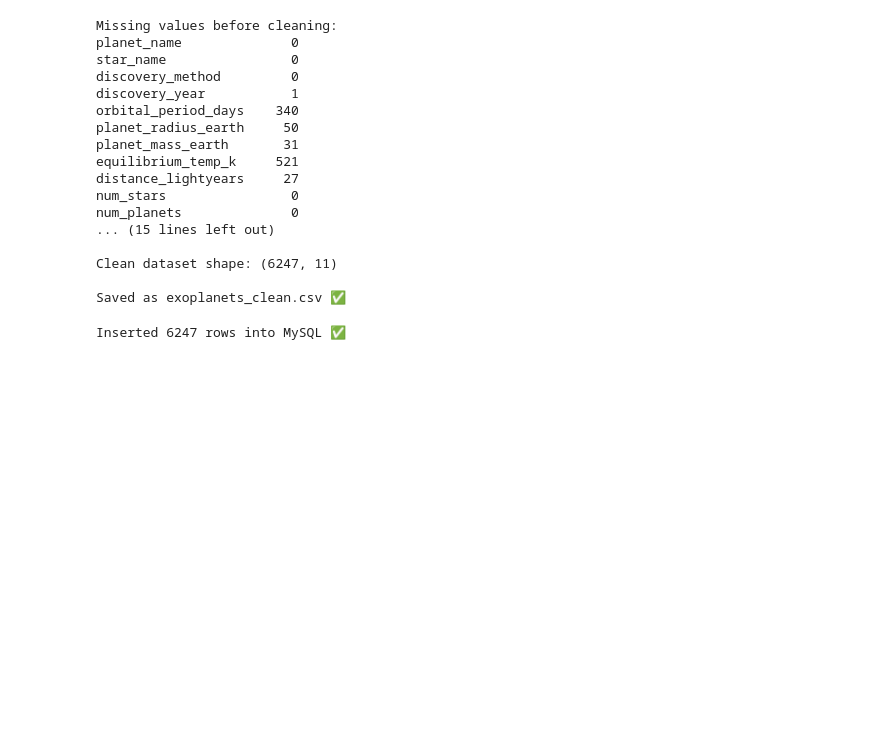
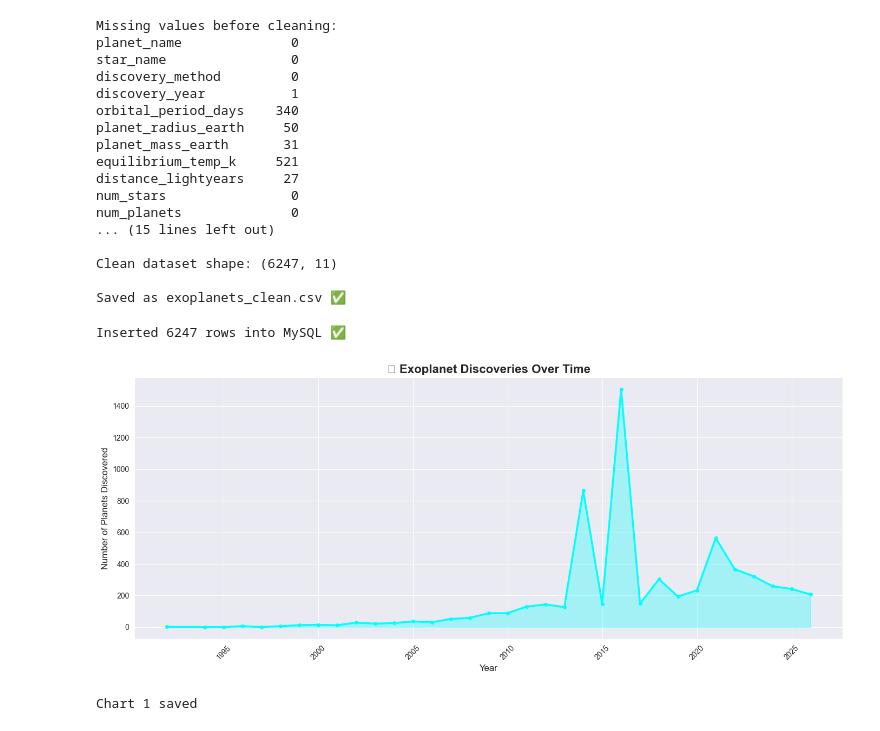
Before and after one commit to Tiru08/nasa-exoplanet-analysis, a Jupyter notebook: exploration.ipynb, the cells around one changed output. Drawn from its saved outputs; the diff is of its cells as text; code cells hidden in the pictures; blank space fills up the shorter version.

Commit message:
Week 2 - Python visualizations complete

```diff
--- a/exploration.ipynb
+++ b/exploration.ipynb
@@ -118,3 +118,37 @@ conn.close()
 print(f"Inserted {len(df_clean)} rows into MySQL ✅")
 # %% [output]
 Inserted 6247 rows into MySQL ✅
+# %%
+import pandas as pd
+import matplotlib.pyplot as plt
+import seaborn as sns
+
+# Load clean data
+df = pd.read_csv('exoplanets_clean.csv')
+
+# Set style
+sns.set_style("darkgrid")
+plt.figure(figsize=(14, 6))
+
+# Count planets per year
+yearly = df.groupby('discovery_year')['planet_name'].count().reset_index()
+yearly.columns = ['year', 'count']
+
+# Plot
+plt.plot(yearly['year'], yearly['count'], color='cyan', linewidth=2.5, marker='o', markersize=4)
+plt.fill_between(yearly['year'], yearly['count'], alpha=0.3, color='cyan')
+
+# Labels
+plt.title('🚀 Exoplanet Discoveries Over Time', fontsize=16, fontweight='bold')
+plt.xlabel('Year', fontsize=12)
+plt.ylabel('Number of Planets Discovered', fontsize=12)
+plt.xticks(rotation=45)
+
+# Save
+plt.tight_layout()
+plt.savefig('chart1_discoveries_over_time.png', dpi=150)
+plt.show()
+print("Chart 1 saved")
+# %% [output]
+[figure, added]
+Chart 1 saved
```
Also changed, not shown: parts of 3 cells of this notebook, 4 other files.
